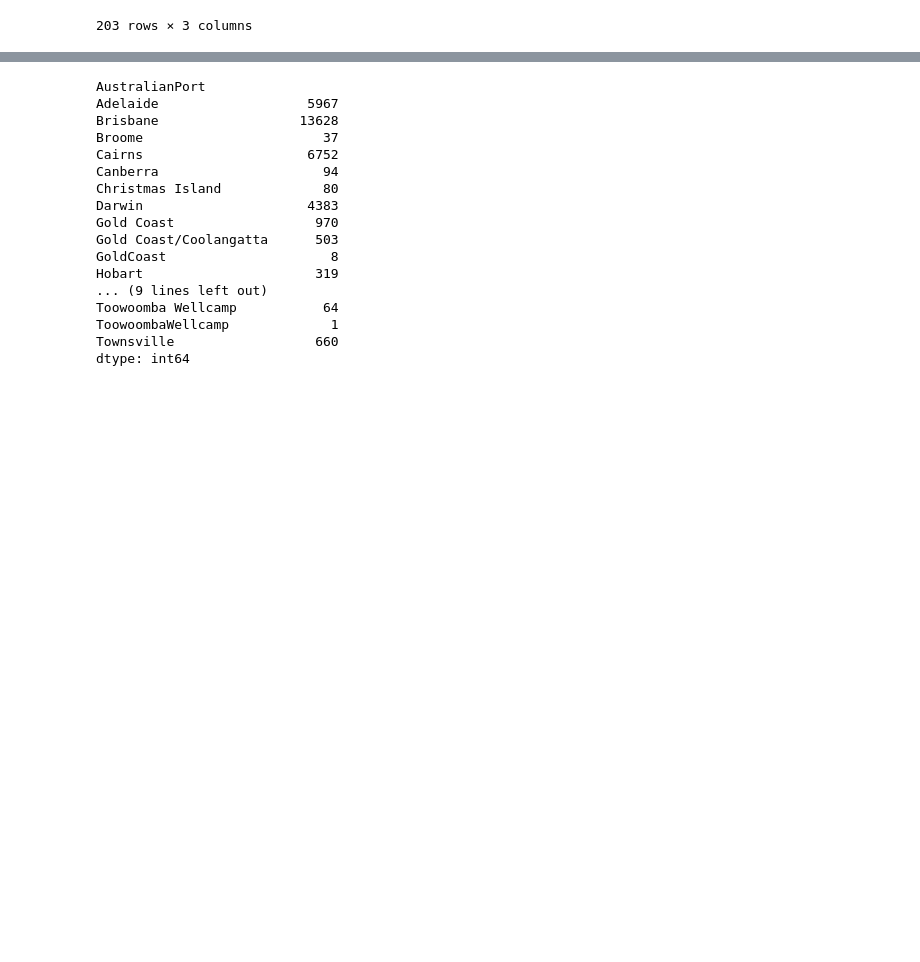
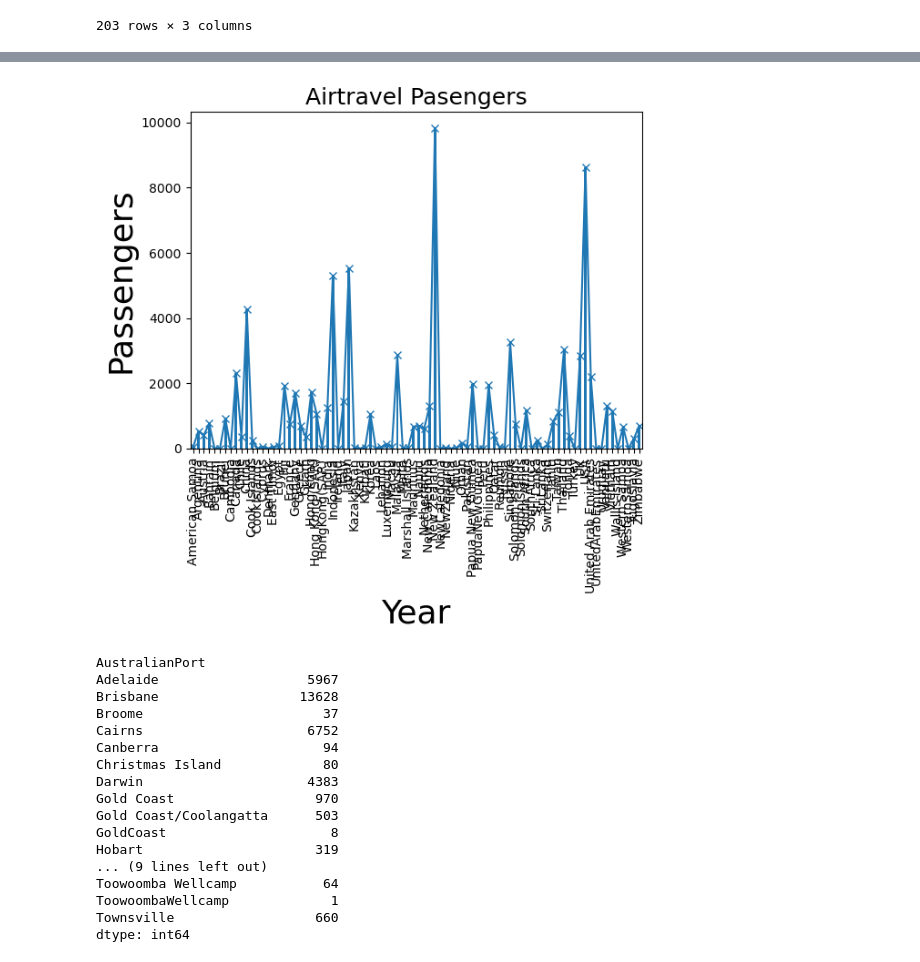
Before and after one commit to Anthony-Fr-1/data_project, a Jupyter notebook: Air Travel Data Assignment.ipynb, the cells around one changed output, grey strips where cells are left out. Drawn from its saved outputs; the diff is of its cells as text; code cells hidden in the pictures; blank space fills up the shorter version.

```diff
--- a/Air Travel Data Assignment.ipynb
+++ b/Air Travel Data Assignment.ipynb
@@ -297,3 +333,15 @@ a = df.groupby("ForeignPort").agg({"Passengers_Total" : ["count", "min", "max"]}
+# %%
+a = df.groupby("Country").size()
+a.sort_values(ascending=False)
+a.plot(kind="bar")
+plt.plot(a, "x-")
+plt.title("Airtravel Pasengers", fontsize=18)
+plt.xlabel('Year', fontsize=26)
+plt.ylabel('Passengers', fontsize=26)
+plt.grid(False)
+plt.show()
+# %% [output]
+[figure, added]
 # %%
 df.groupby("AustralianPort").size()
 # %% [output]
```
Also changed, not shown: parts of 9 cells of this notebook, 1 other file.
